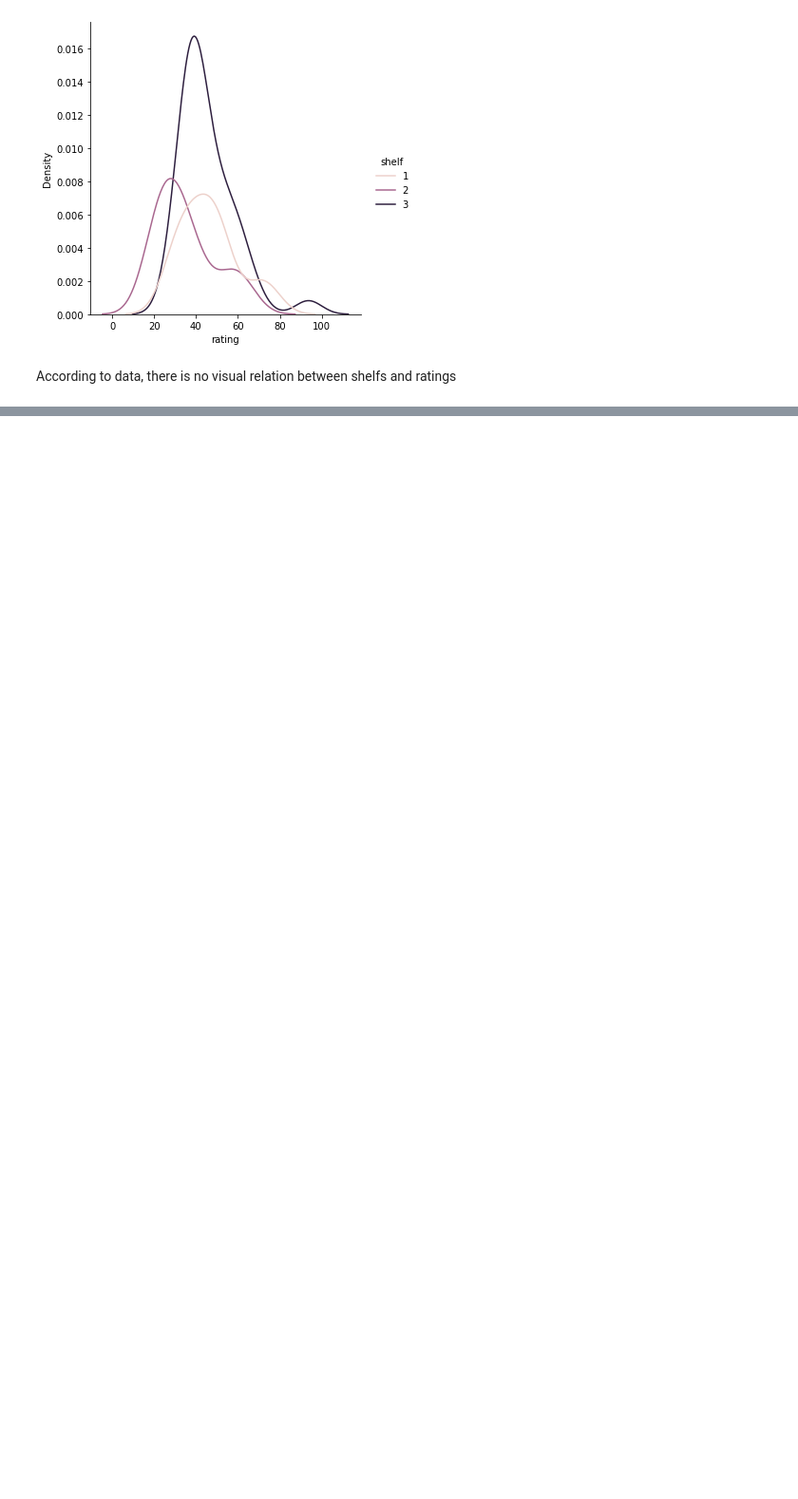
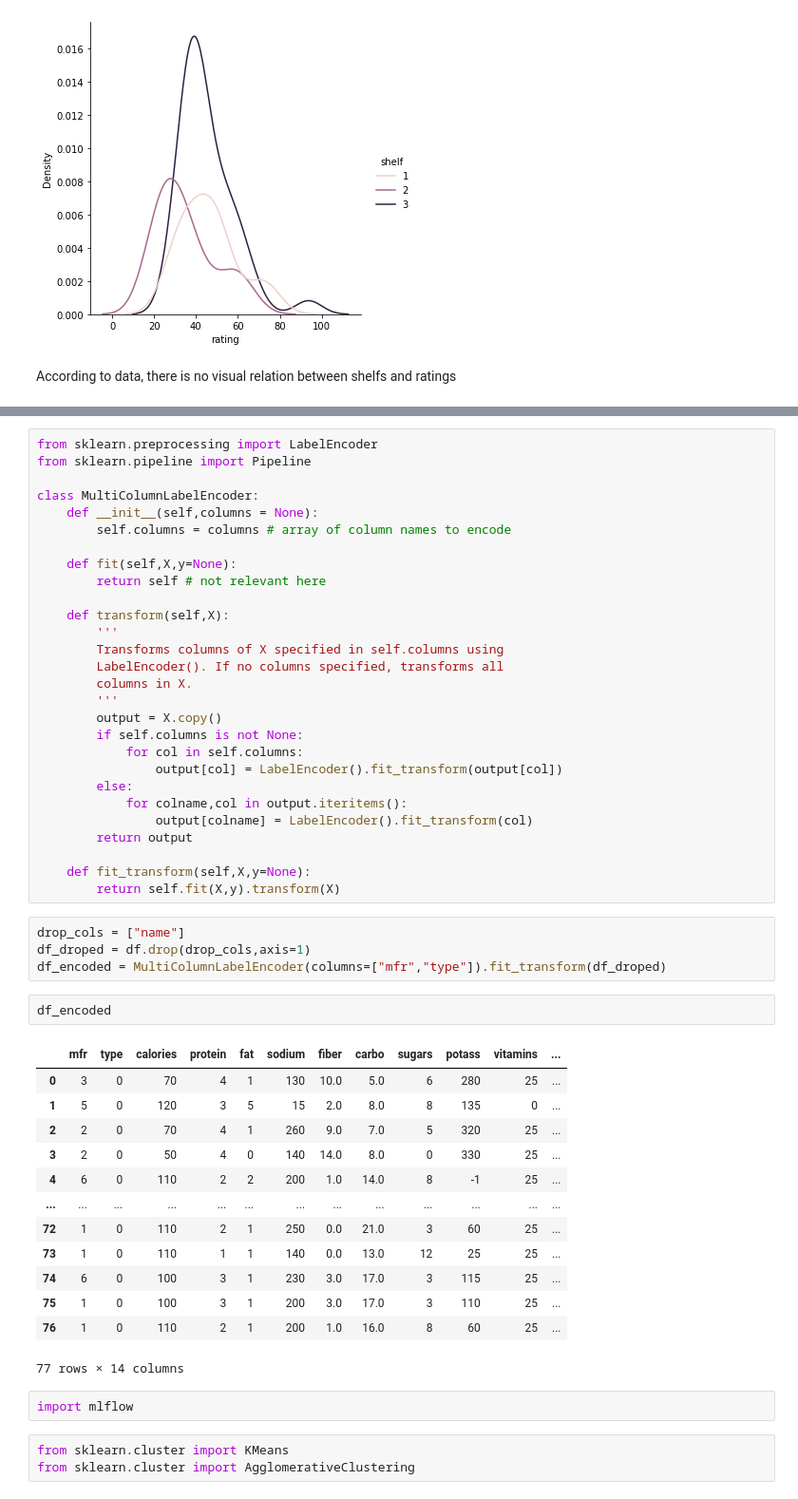
Before and after one commit to thiagocoral/kaggle-projects, a Jupyter notebook: cereal/cereal-notebook.ipynb, the cells around one changed output, grey strips where cells are left out. Shown at 95% size. Cells and saved outputs as stored; diff of their text form; blank space fills up the shorter version.

```diff
--- a/cereal/cereal-notebook.ipynb
+++ b/cereal/cereal-notebook.ipynb
@@ -246,0 +270,53 @@ According to data, there is no visual relation between shelfs and ratings
+# %%
+from sklearn.preprocessing import LabelEncoder
+from sklearn.pipeline import Pipeline
+
+class MultiColumnLabelEncoder:
+    def __init__(self,columns = None):
+        self.columns = columns # array of column names to encode
+
+    def fit(self,X,y=None):
+        return self # not relevant here
+
+    def transform(self,X):
+        '''
+        Transforms columns of X specified in self.columns using
+        LabelEncoder(). If no columns specified, transforms all
+        columns in X.
+        '''
+        output = X.copy()
+        if self.columns is not None:
+            for col in self.columns:
+                output[col] = LabelEncoder().fit_transform(output[col])
+        else:
+            for colname,col in output.iteritems():
+                output[colname] = LabelEncoder().fit_transform(col)
+        return output
+
+    def fit_transform(self,X,y=None):
+        return self.fit(X,y).transform(X)
+# %%
+drop_cols = ["name"]
+df_droped = df.drop(drop_cols,axis=1)
+df_encoded = MultiColumnLabelEncoder(columns=["mfr","type"]).fit_transform(df_droped)
+# %%
+df_encoded
+# %% [output]
+|  | mfr | type | calories | protein | fat | sodium | fiber | carbo | sugars | potass | vitamins | ... |
+| 0 | 3 | 0 | 70 | 4 | 1 | 130 | 10.0 | 5.0 | 6 | 280 | 25 | ... |
+| 1 | 5 | 0 | 120 | 3 | 5 | 15 | 2.0 | 8.0 | 8 | 135 | 0 | ... |
+| 2 | 2 | 0 | 70 | 4 | 1 | 260 | 9.0 | 7.0 | 5 | 320 | 25 | ... |
+| 3 | 2 | 0 | 50 | 4 | 0 | 140 | 14.0 | 8.0 | 0 | 330 | 25 | ... |
+| 4 | 6 | 0 | 110 | 2 | 2 | 200 | 1.0 | 14.0 | 8 | -1 | 25 | ... |
+| ... | ... | ... | ... | ... | ... | ... | ... | ... | ... | ... | ... | ... |
+| 72 | 1 | 0 | 110 | 2 | 1 | 250 | 0.0 | 21.0 | 3 | 60 | 25 | ... |
+| 73 | 1 | 0 | 110 | 1 | 1 | 140 | 0.0 | 13.0 | 12 | 25 | 25 | ... |
+| 74 | 6 | 0 | 100 | 3 | 1 | 230 | 3.0 | 17.0 | 3 | 115 | 25 | ... |
+| 75 | 1 | 0 | 100 | 3 | 1 | 200 | 3.0 | 17.0 | 3 | 110 | 25 | ... |
+| 76 | 1 | 0 | 110 | 2 | 1 | 200 | 1.0 | 16.0 | 8 | 60 | 25 | ... |
+77 rows × 14 columns
+# %%
+import mlflow
+# %%
+from sklearn.cluster import KMeans
+from sklearn.cluster import AgglomerativeClustering
```
Also changed, not shown: parts of 7 cells of this notebook.
